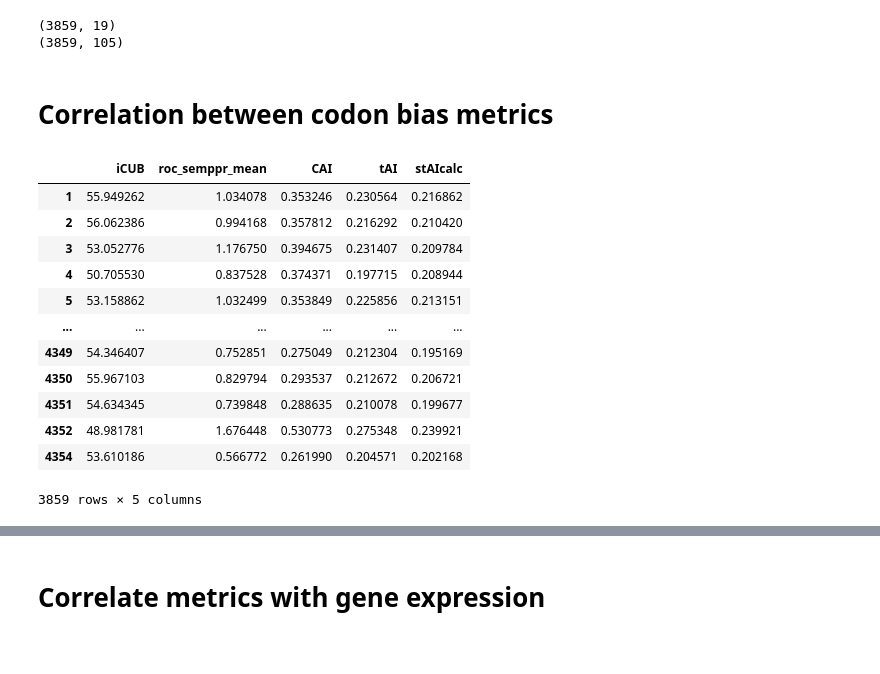
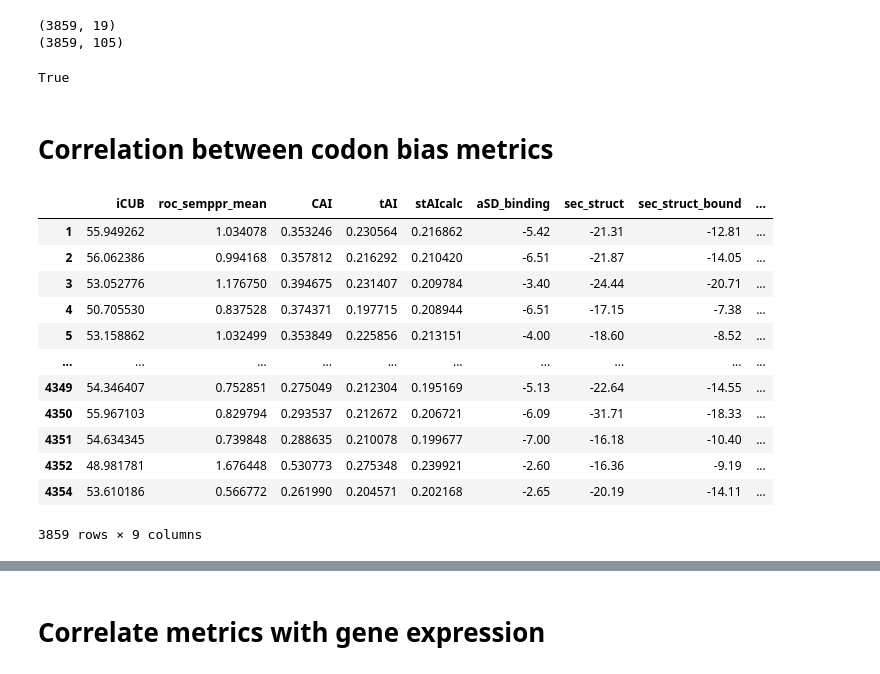
Before and after one commit to adamhockenberry/Growth-expression-translation, a Jupyter notebook: Code/expression_metrics_comp_SBS.ipynb, the cells around one changed output, grey strips where cells are left out. Drawn from its saved outputs; the diff is of its cells as text; code cells hidden in the pictures.

```diff
--- a/Code/expression_metrics_comp_SBS.ipynb
+++ b/Code/expression_metrics_comp_SBS.ipynb
@@ -101 +30,12 @@ for locus in range(len(expression_clean_df)):
+# %%
+#Expression data
+expression_df = pd.read_csv('../Data/expression_data.csv', index_col='log-TPM')
+#Expression metadata
+metadata_df = pd.read_csv('../Data/expression_metadata.csv')
+#Expression summary statistics
+expression_summ_df = pd.read_csv('../Data/expression_summary.csv', index_col='gene')
+# %%
+#Simpler way of what is below
+ecoli_df = ecoli_df[ecoli_df['locus_tag'].isin(expression_df.index)]
+expression_df = expression_df[expression_df.index.isin(ecoli_df['locus_tag'])]
 # %%
@@ -104,25 +44,29 @@ print(expression_final_df.shape)
 # %% [output]
 (3859, 19)
 (3859, 105)
+# %%
+list(ecoli_df.sort_values('locus_tag')['locus_tag']) == list(expression_df.sort_index().index)
+# %% [output]
+True
 # %% [markdown]
 # Correlation between codon bias metrics
 # %%
-metric_df = ecoli_clean_df[['iCUB', 'roc_semppr_mean', 'CAI', 'tAI', 'stAIcalc', 'aSD_binding', 'sec_struct', 'sec_struct_bound', 'Start_accessibility']]
+metric_df = ecoli_df[['iCUB', 'roc_semppr_mean', 'CAI', 'tAI', 'stAIcalc', 'aSD_binding', 'sec_struct', 'sec_struct_bound', 'Start_accessibility']]
 metric_df
 # %% [output]
-|  | iCUB | roc_semppr_mean | CAI | tAI | stAIcalc |
-| 1 | 55.949262 | 1.034078 | 0.353246 | 0.230564 | 0.216862 |
-| 2 | 56.062386 | 0.994168 | 0.357812 | 0.216292 | 0.210420 |
-| 3 | 53.052776 | 1.176750 | 0.394675 | 0.231407 | 0.209784 |
-| 4 | 50.705530 | 0.837528 | 0.374371 | 0.197715 | 0.208944 |
-| 5 | 53.158862 | 1.032499 | 0.353849 | 0.225856 | 0.213151 |
-| ... | ... | ... | ... | ... | ... |
-| 4349 | 54.346407 | 0.752851 | 0.275049 | 0.212304 | 0.195169 |
-| 4350 | 55.967103 | 0.829794 | 0.293537 | 0.212672 | 0.206721 |
-| 4351 | 54.634345 | 0.739848 | 0.288635 | 0.210078 | 0.199677 |
-| 4352 | 48.981781 | 1.676448 | 0.530773 | 0.275348 | 0.239921 |
-| 4354 | 53.610186 | 0.566772 | 0.261990 | 0.204571 | 0.202168 |
+|  | iCUB | roc_semppr_mean | CAI | tAI | stAIcalc | aSD_binding | sec_struct | sec_struct_bound | ... |
+| 1 | 55.949262 | 1.034078 | 0.353246 | 0.230564 | 0.216862 | -5.42 | -21.31 | -12.81 | ... |
+| 2 | 56.062386 | 0.994168 | 0.357812 | 0.216292 | 0.210420 | -6.51 | -21.87 | -14.05 | ... |
+| 3 | 53.052776 | 1.176750 | 0.394675 | 0.231407 | 0.209784 | -3.40 | -24.44 | -20.71 | ... |
+| 4 | 50.705530 | 0.837528 | 0.374371 | 0.197715 | 0.208944 | -6.51 | -17.15 | -7.38 | ... |
+| 5 | 53.158862 | 1.032499 | 0.353849 | 0.225856 | 0.213151 | -4.00 | -18.60 | -8.52 | ... |
+| ... | ... | ... | ... | ... | ... | ... | ... | ... | ... |
+| 4349 | 54.346407 | 0.752851 | 0.275049 | 0.212304 | 0.195169 | -5.13 | -22.64 | -14.55 | ... |
+| 4350 | 55.967103 | 0.829794 | 0.293537 | 0.212672 | 0.206721 | -6.09 | -31.71 | -18.33 | ... |
+| 4351 | 54.634345 | 0.739848 | 0.288635 | 0.210078 | 0.199677 | -7.00 | -16.18 | -10.40 | ... |
+| 4352 | 48.981781 | 1.676448 | 0.530773 | 0.275348 | 0.239921 | -2.60 | -16.36 | -9.19 | ... |
+| 4354 | 53.610186 | 0.566772 | 0.261990 | 0.204571 | 0.202168 | -2.65 | -20.19 | -14.11 | ... |
-3859 rows × 5 columns
+3859 rows × 9 columns
 # %%
 metric_corr = metric_df.corr(method='spearman')
 metric_corr
```
Also changed, not shown: parts of 53 cells of this notebook, 3 other files.
